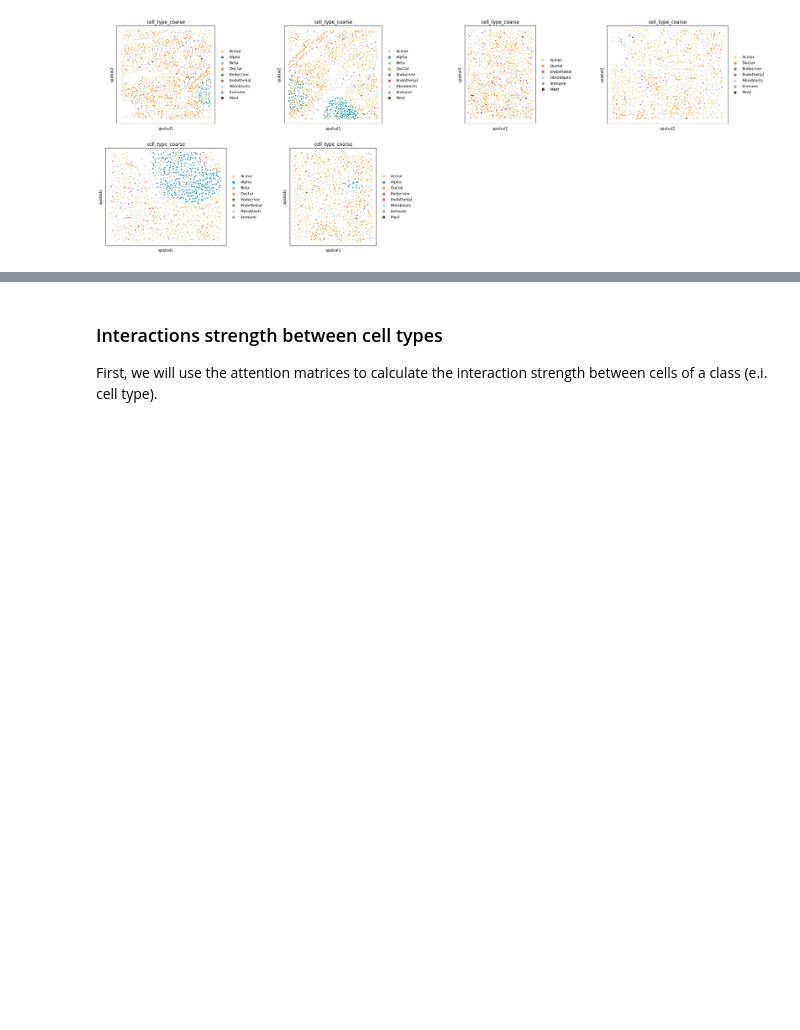
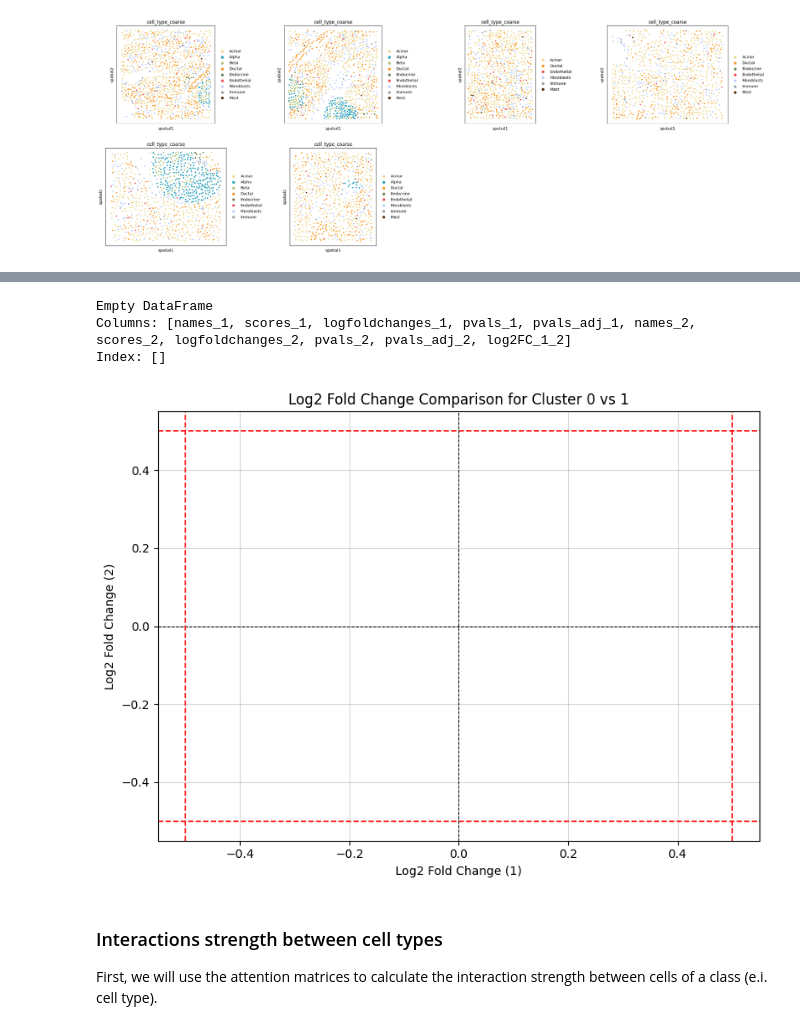
Before and after one commit to theislab/interscale, a Jupyter notebook: docs/notebooks/evaluation/pancreas_cosmx-attnention.ipynb, the cells around one changed output, grey strips where cells are left out. Drawn from its saved outputs; the diff is of its cells as text; code cells hidden in the pictures; blank space fills up the shorter version.

```diff
--- a/docs/notebooks/evaluation/pancreas_cosmx-attnention.ipynb
+++ b/docs/notebooks/evaluation/pancreas_cosmx-attnention.ipynb
@@ -138,5 +144,5 @@ WARNING: Please specify a valid `library_id` or set it permanently in `adata.uns
 #sub_adata_12, attention_matrix_dict_condition_12, trans_in_dict_cond_12, trans_out_dict_cond_12 = calculate_attention(adata, cfg_condition, model_transformer_condition, obs_col = 'fov', class_name = '12', library_key='sliding_window')
 #sub_adata_10, attention_matrix_dict_condition_10, _, _ = calculate_attention(adata, cfg_condition, model_transformer_condition, obs_col = 'fov', class_name = '10', library_key='sliding_window')
 # %%
-sub_adata_12, attention_matrix_dict_ct_12, trans_in_dict_ct_12, trans_out_dict_ct_12 = calculate_attention(adata, cfg_ct, model_transformer_ct, attn_obs = 'cell_type_coarse', attn_class = 'Alpha', obs_col = 'fov', class_name = '12', library_key='sliding_window')
-sub_adata_10, attention_matrix_dict_ct_10, _, _ = calculate_attention(adata, cfg_ct, model_transformer_ct, attn_obs = 'cell_type_coarse', attn_class = 'Acinar', obs_col = 'fov', class_name = '10', library_key='sliding_window')
+# sub_adata_12, attention_matrix_dict_ct_12, trans_in_dict_ct_12, trans_out_dict_ct_12 = calculate_attention(adata, cfg_ct, model_transformer_ct, attn_obs = 'cell_type_coarse', attn_class = 'Alpha', obs_col = 'fov', class_name = '12', library_key='sliding_window')
+# sub_adata_10, attention_matrix_dict_ct_10, trans_in_dict_ct_10, trans_out_dict_ct_10 = calculate_attention(adata, cfg_ct, model_transformer_ct, attn_obs = 'cell_type_coarse', attn_class = 'Acinar', obs_col = 'fov', class_name = '10', library_key='sliding_window')
@@ -183,3 +385,10 @@ sq.pl.spatial_scatter(
+# %%
+paired_cluster_comparison(sub_adata_12, cluster_1 = 0, cluster_2 = 1, dge_key_cluster1='dge_wilcoxon_local' , dge_key_cluster2='dge_wilcoxon_local')
+# %% [output]
+Empty DataFrame
+Columns: [names_1, scores_1, logfoldchanges_1, pvals_1, pvals_adj_1, names_2, scores_2, logfoldchanges_2, pvals_2, pvals_adj_2, log2FC_1_2]
+Index: []
+[figure, added]
 # %% [markdown]
 ### Interactions strength between cell types
 
```
Also changed, not shown: parts of 23 cells of this notebook, 9 other files.
